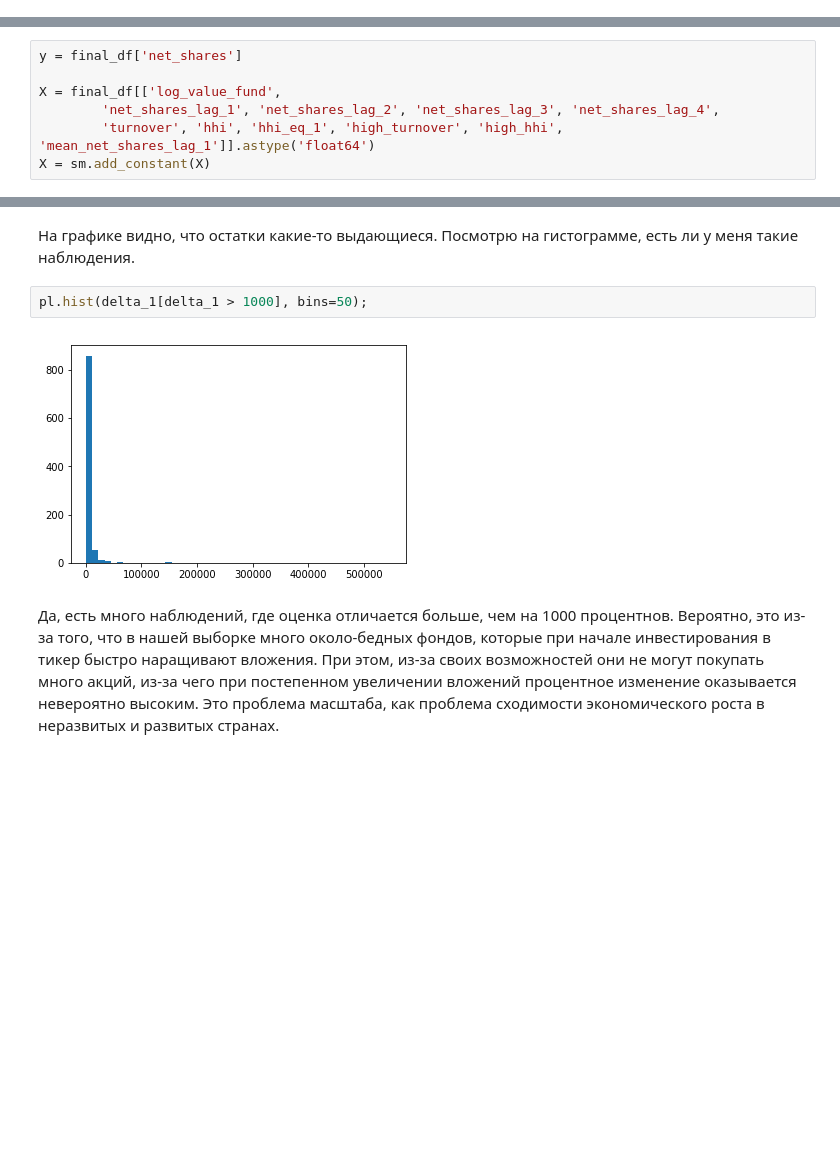
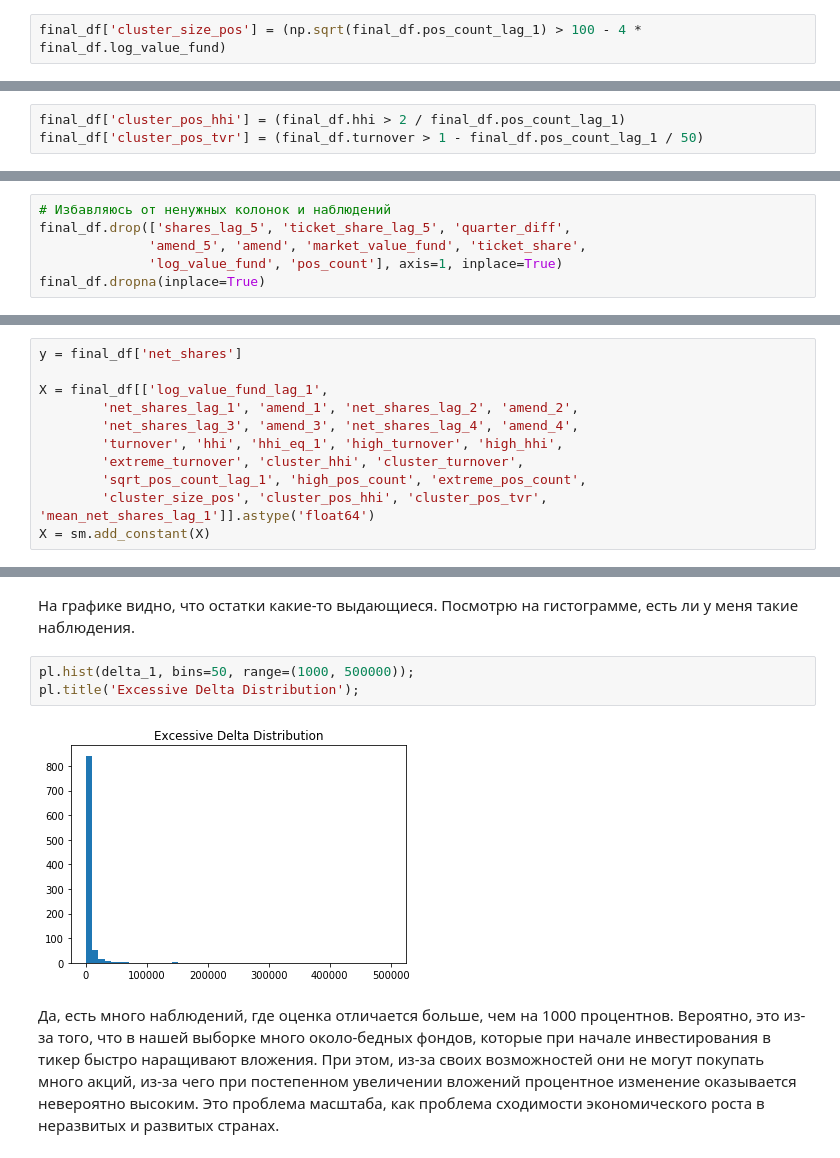
Before and after one commit to romankop/Coursework-3rd-Year, a Jupyter notebook: F13 Data.ipynb, the cells around one changed output, grey strips where cells are left out. Drawn from its saved outputs; the diff is of its cells as text; blank space fills up the shorter version.

```diff
--- a/F13 Data.ipynb
+++ b/F13 Data.ipynb
@@ -366,0 +627,2 @@ axs[2, 1].set(xlabel='Log Net Worth of Fund', ylabel='Turnover');
+# %%
+final_df['cluster_size_pos'] = (np.sqrt(final_df.pos_count_lag_1) > 100 - 4 * final_df.log_value_fund)
@@ -366,0 +647,3 @@ axs[2, 1].set(xlabel='Log Net Worth of Fund', ylabel='Turnover');
+# %%
+final_df['cluster_pos_hhi'] = (final_df.hhi > 2 / final_df.pos_count_lag_1)
+final_df['cluster_pos_tvr'] = (final_df.turnover > 1 - final_df.pos_count_lag_1 / 50)
@@ -367,3 +652,9 @@ axs[2, 1].set(xlabel='Log Net Worth of Fund', ylabel='Turnover');
+# %%
+# Избавляюсь от ненужных колонок и наблюдений
+final_df.drop(['shares_lag_5', 'ticket_share_lag_5', 'quarter_diff',
+              'amend_5', 'amend', 'market_value_fund', 'ticket_share',
+              'log_value_fund', 'pos_count'], axis=1, inplace=True)
+final_df.dropna(inplace=True)
 # %% [markdown]
 ## Variables Factoring
 # %% [markdown]
@@ -451,9 +742,13 @@ import statsmodels.api as sm
 # %%
 y = final_df['net_shares']
 
-X = final_df[['log_value_fund',
-        'net_shares_lag_1', 'net_shares_lag_2', 'net_shares_lag_3', 'net_shares_lag_4',
-        'turnover', 'hhi', 'hhi_eq_1', 'high_turnover', 'high_hhi', 'mean_net_shares_lag_1']].astype('float64')
+X = final_df[['log_value_fund_lag_1',
+        'net_shares_lag_1', 'amend_1', 'net_shares_lag_2', 'amend_2',
+        'net_shares_lag_3', 'amend_3', 'net_shares_lag_4', 'amend_4',
+        'turnover', 'hhi', 'hhi_eq_1', 'high_turnover', 'high_hhi',
+        'extreme_turnover', 'cluster_hhi', 'cluster_turnover',
+        'sqrt_pos_count_lag_1', 'high_pos_count', 'extreme_pos_count',
+        'cluster_size_pos', 'cluster_pos_hhi', 'cluster_pos_tvr', 'mean_net_shares_lag_1']].astype('float64')
 X = sm.add_constant(X)
 # %% [markdown]
 В этой модели я учитываю величину активов фонда, лаги чистых изменений позиций, переменные, связанные с turnover и hhi, и среднее по остальным фондам.
@@ -528,9 +827,10 @@ pl.ylabel('resids');
 # %% [markdown]
 На графике видно, что остатки какие-то выдающиеся. Посмотрю на гистограмме, есть ли у меня такие наблюдения.
 # %%
-pl.hist(delta_1[delta_1 > 1000], bins=50);
+pl.hist(delta_1, bins=50, range=(1000, 500000));
+pl.title('Excessive Delta Distribution');
 # %% [output]
-[figure, old version]
+[figure, new version]
 # %% [markdown]
 Да, есть много наблюдений, где оценка отличается больше, чем на 1000 процентнов. Вероятно, это из-за того, что в нашей выборке много около-бедных фондов, которые при начале инвестирования в тикер быстро наращивают вложения. При этом, из-за своих возможностей они не могут покупать много акций, из-за чего при постепенном увеличении вложений процентное изменение оказывается невероятно высоким. Это проблема масштаба, как проблема сходимости экономического роста в неразвитых и развитых странах.
 # %% [markdown]
```
Also changed, not shown: parts of 103 cells of this notebook.
